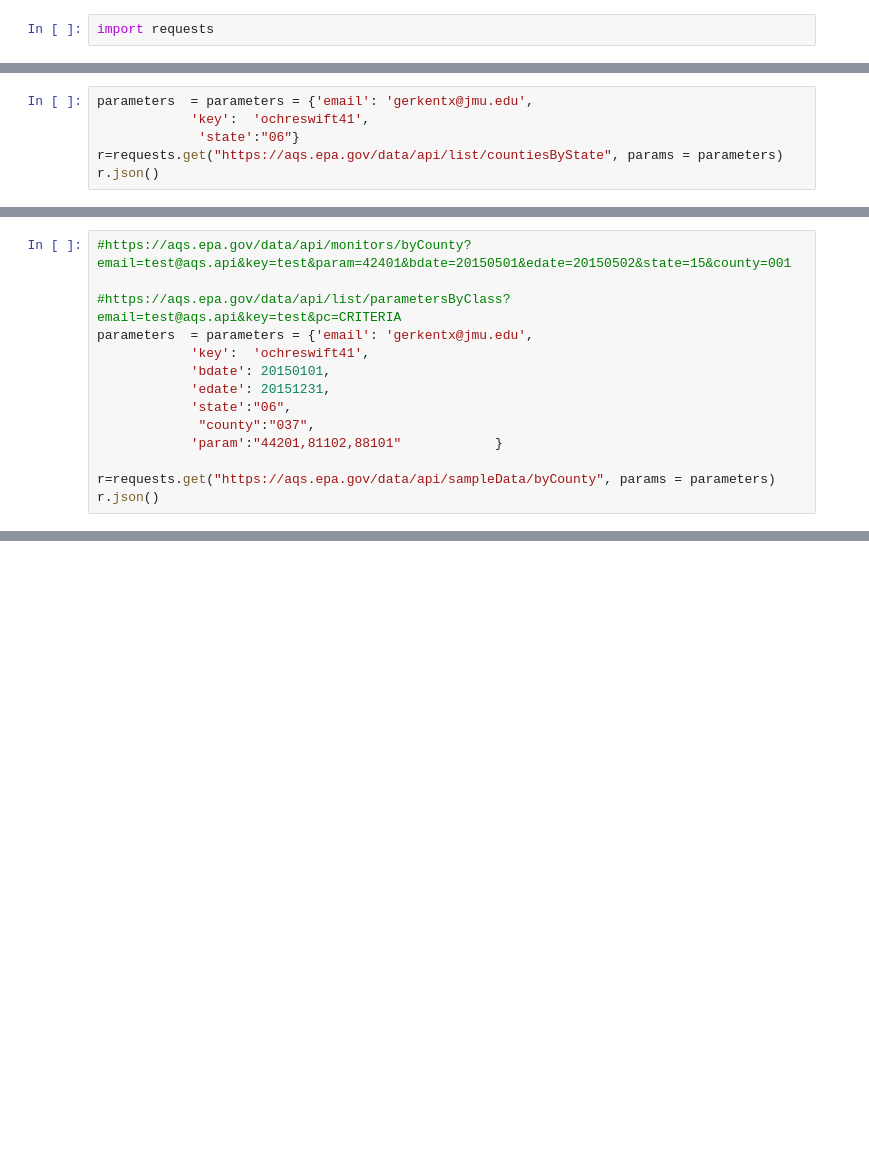
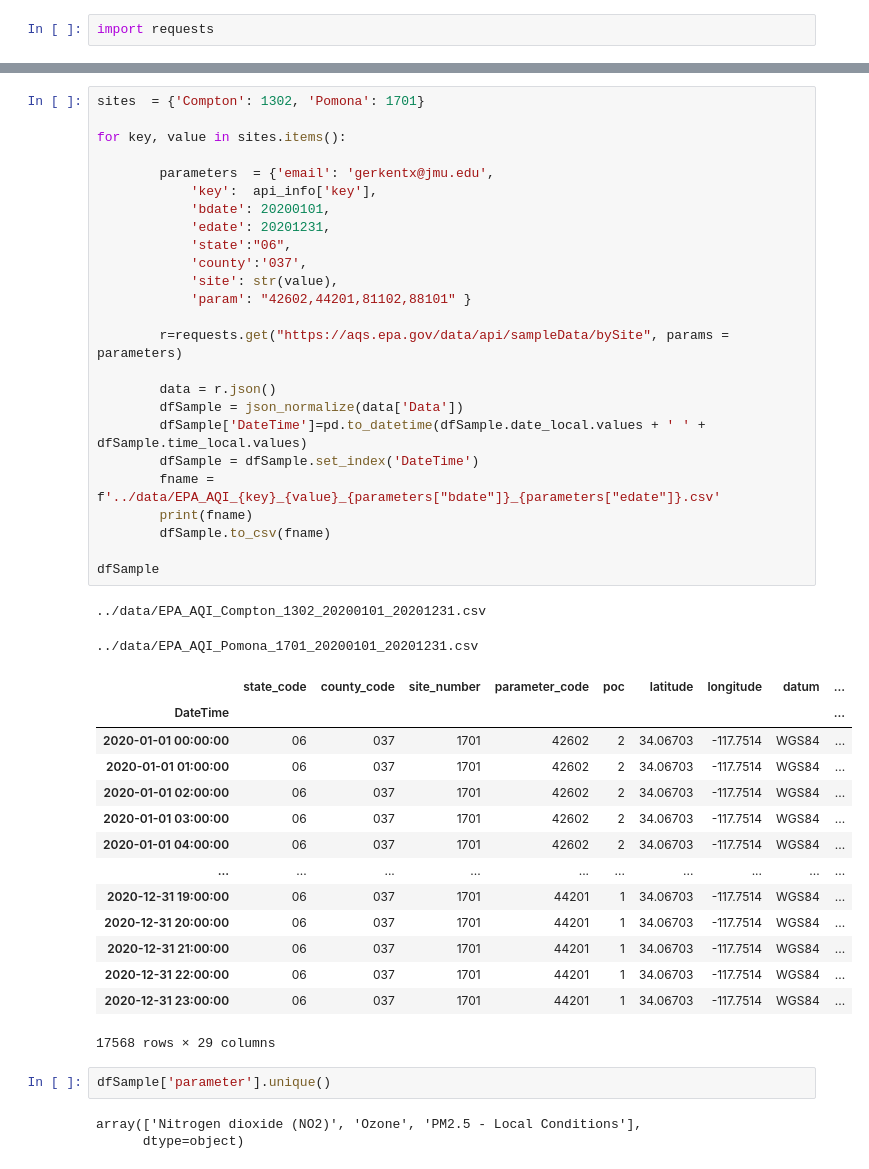
Before and after one commit to reggiewilcox/ISAT420_Code, a Jupyter notebook: W5_1_AirQuality/Untitled Folder/downloadData.ipynb, the cells around one changed output, grey strips where cells are left out. Drawn from its saved outputs; the diff is of its cells as text; blank space fills up the shorter version.

```diff
--- a/W5_1_AirQuality/Untitled Folder/downloadData.ipynb
+++ b/W5_1_AirQuality/Untitled Folder/downloadData.ipynb
@@ -56,6 +61,0 @@ r.json()['Data']
-# %%
-parameters  = parameters = {'email': 'gerkentx@jmu.edu',
-            'key':  'ochreswift41',
-             'state':"06"}
-r=requests.get("https://aqs.epa.gov/data/api/list/countiesByState", params = parameters)
-r.json()
@@ -125,14 +61,0 @@ r.json()
-# %%
-#https://aqs.epa.gov/data/api/monitors/byCounty?email=test@aqs.api&key=test&param=42401&bdate=20150501&edate=20150502&state=15&county=001
-
-#https://aqs.epa.gov/data/api/list/parametersByClass?email=test@aqs.api&key=test&pc=CRITERIA
-parameters  = parameters = {'email': 'gerkentx@jmu.edu',
-            'key':  'ochreswift41',
-            'bdate': 20150101,
-            'edate': 20151231,
-            'state':"06",
-             "county":"037",
-            'param':"44201,81102,88101"            }
-
-r=requests.get("https://aqs.epa.gov/data/api/sampleData/byCounty", params = parameters)
-r.json()
@@ -169,0 +69,47 @@ Name: site_number, dtype: int64
+# %%
+sites  = {'Compton': 1302, 'Pomona': 1701}
+
+for key, value in sites.items():
+
+        parameters  = {'email': 'gerkentx@jmu.edu',
+            'key':  api_info['key'],
+            'bdate': 20200101,
+            'edate': 20201231,
+            'state':"06",
+            'county':'037',
+            'site': str(value),
+            'param': "42602,44201,81102,88101" }
+
+        r=requests.get("https://aqs.epa.gov/data/api/sampleData/bySite", params = parameters)
+
+        data = r.json()
+        dfSample = json_normalize(data['Data'])
+        dfSample['DateTime']=pd.to_datetime(dfSample.date_local.values + ' ' + dfSample.time_local.values)
+        dfSample = dfSample.set_index('DateTime')
+        fname = f'../data/EPA_AQI_{key}_{value}_{parameters["bdate"]}_{parameters["edate"]}.csv'
+        print(fname)
+        dfSample.to_csv(fname)
+
+dfSample
+# %% [output]
+../data/EPA_AQI_Compton_1302_20200101_20201231.csv
+../data/EPA_AQI_Pomona_1701_20200101_20201231.csv
+|  | state_code | county_code | site_number | parameter_code | poc | latitude | longitude | datum | ... |
+| DateTime |  |  |  |  |  |  |  |  | ... |
+| 2020-01-01 00:00:00 | 06 | 037 | 1701 | 42602 | 2 | 34.06703 | -117.7514 | WGS84 | ... |
+| 2020-01-01 01:00:00 | 06 | 037 | 1701 | 42602 | 2 | 34.06703 | -117.7514 | WGS84 | ... |
+| 2020-01-01 02:00:00 | 06 | 037 | 1701 | 42602 | 2 | 34.06703 | -117.7514 | WGS84 | ... |
+| 2020-01-01 03:00:00 | 06 | 037 | 1701 | 42602 | 2 | 34.06703 | -117.7514 | WGS84 | ... |
+| 2020-01-01 04:00:00 | 06 | 037 | 1701 | 42602 | 2 | 34.06703 | -117.7514 | WGS84 | ... |
+| ... | ... | ... | ... | ... | ... | ... | ... | ... | ... |
+| 2020-12-31 19:00:00 | 06 | 037 | 1701 | 44201 | 1 | 34.06703 | -117.7514 | WGS84 | ... |
+| 2020-12-31 20:00:00 | 06 | 037 | 1701 | 44201 | 1 | 34.06703 | -117.7514 | WGS84 | ... |
+| 2020-12-31 21:00:00 | 06 | 037 | 1701 | 44201 | 1 | 34.06703 | -117.7514 | WGS84 | ... |
+| 2020-12-31 22:00:00 | 06 | 037 | 1701 | 44201 | 1 | 34.06703 | -117.7514 | WGS84 | ... |
+| 2020-12-31 23:00:00 | 06 | 037 | 1701 | 44201 | 1 | 34.06703 | -117.7514 | WGS84 | ... |
+17568 rows × 29 columns
+# %%
+dfSample['parameter'].unique()
+# %% [output]
+array(['Nitrogen dioxide (NO2)', 'Ozone', 'PM2.5 - Local Conditions'],
+      dtype=object)
```
Also changed, not shown: parts of 18 cells of this notebook.
